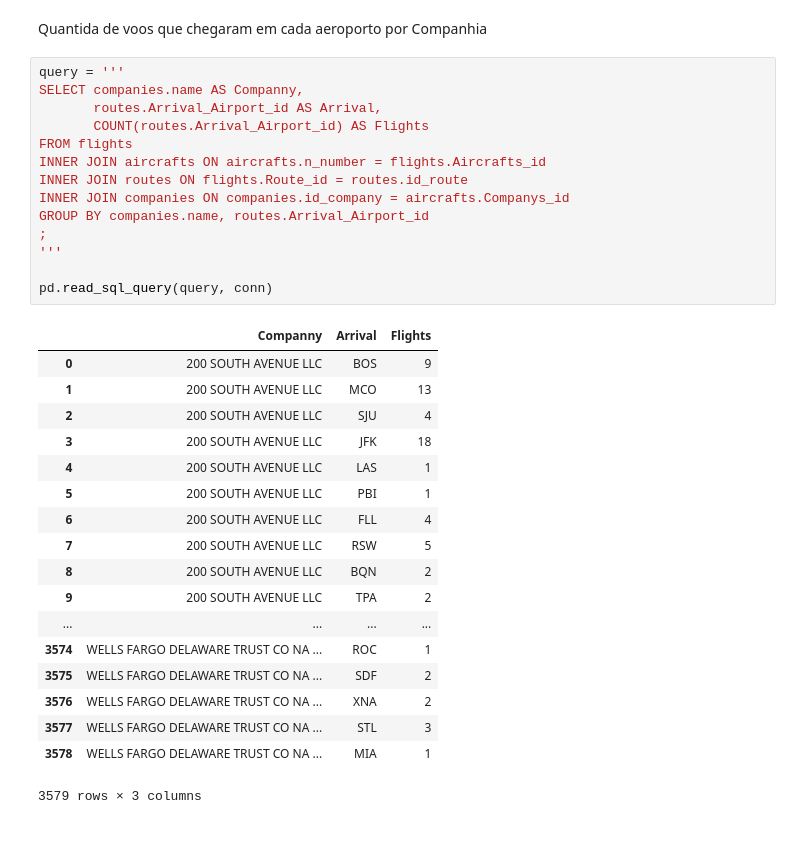
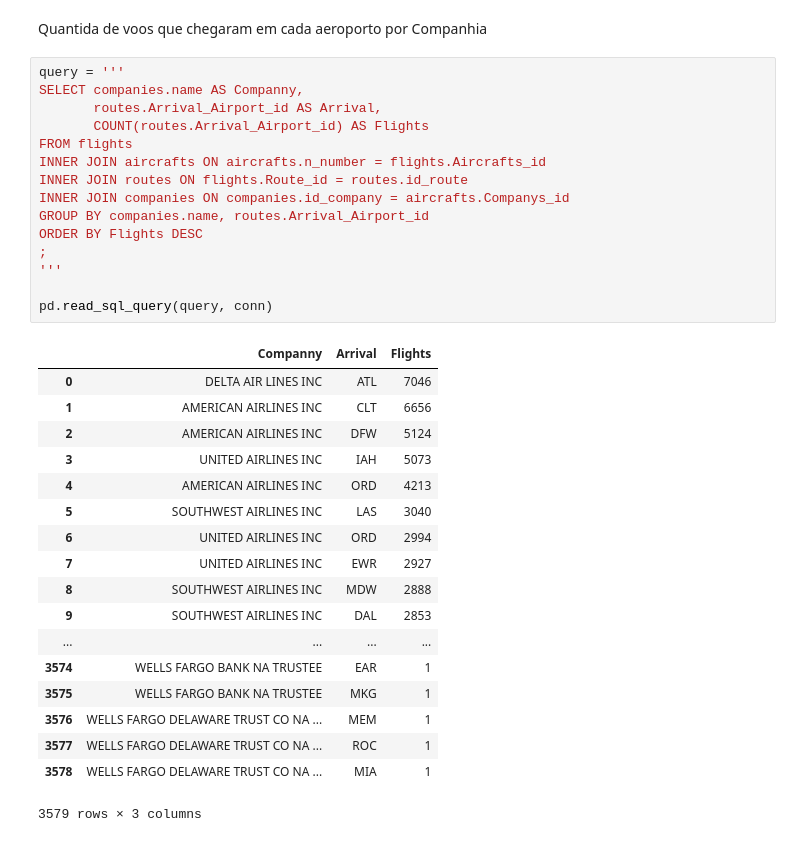
Before and after one commit to IgorMichels/USA_Flights_Graphs, a Jupyter notebook: Teste NetworkX.ipynb, the cells around one changed output. Saved outputs shown, nothing was run; the diff lists cells and outputs as text.

```diff
--- a/Teste NetworkX.ipynb
+++ b/Teste NetworkX.ipynb
@@ -128,33 +140,34 @@ Quantida de voos que chegaram em cada aeroporto por Companhia
 # %%
 query = '''
 SELECT companies.name AS Companny,
        routes.Arrival_Airport_id AS Arrival,
        COUNT(routes.Arrival_Airport_id) AS Flights
 FROM flights
 INNER JOIN aircrafts ON aircrafts.n_number = flights.Aircrafts_id
 INNER JOIN routes ON flights.Route_id = routes.id_route
 INNER JOIN companies ON companies.id_company = aircrafts.Companys_id
 GROUP BY companies.name, routes.Arrival_Airport_id
+ORDER BY Flights DESC
 ;
 '''
 
 pd.read_sql_query(query, conn)
 # %% [output]
 |  | Companny | Arrival | Flights |
-| 0 | 200 SOUTH AVENUE LLC | BOS | 9 |
-| 1 | 200 SOUTH AVENUE LLC | MCO | 13 |
-| 2 | 200 SOUTH AVENUE LLC | SJU | 4 |
-| 3 | 200 SOUTH AVENUE LLC | JFK | 18 |
-| 4 | 200 SOUTH AVENUE LLC | LAS | 1 |
-| 5 | 200 SOUTH AVENUE LLC | PBI | 1 |
-| 6 | 200 SOUTH AVENUE LLC | FLL | 4 |
-| 7 | 200 SOUTH AVENUE LLC | RSW | 5 |
-| 8 | 200 SOUTH AVENUE LLC | BQN | 2 |
-| 9 | 200 SOUTH AVENUE LLC | TPA | 2 |
+| 0 | DELTA AIR LINES INC | ATL | 7046 |
+| 1 | AMERICAN AIRLINES INC | CLT | 6656 |
+| 2 | AMERICAN AIRLINES INC | DFW | 5124 |
+| 3 | UNITED AIRLINES INC | IAH | 5073 |
+| 4 | AMERICAN AIRLINES INC | ORD | 4213 |
+| 5 | SOUTHWEST AIRLINES INC | LAS | 3040 |
+| 6 | UNITED AIRLINES INC | ORD | 2994 |
+| 7 | UNITED AIRLINES INC | EWR | 2927 |
+| 8 | SOUTHWEST AIRLINES INC | MDW | 2888 |
+| 9 | SOUTHWEST AIRLINES INC | DAL | 2853 |
 | ... | ... | ... | ... |
-| 3574 | WELLS FARGO DELAWARE TRUST CO NA ... | ROC | 1 |
-| 3575 | WELLS FARGO DELAWARE TRUST CO NA ... | SDF | 2 |
-| 3576 | WELLS FARGO DELAWARE TRUST CO NA ... | XNA | 2 |
-| 3577 | WELLS FARGO DELAWARE TRUST CO NA ... | STL | 3 |
+| 3574 | WELLS FARGO BANK NA TRUSTEE | EAR | 1 |
+| 3575 | WELLS FARGO BANK NA TRUSTEE | MKG | 1 |
+| 3576 | WELLS FARGO DELAWARE TRUST CO NA ... | MEM | 1 |
+| 3577 | WELLS FARGO DELAWARE TRUST CO NA ... | ROC | 1 |
 | 3578 | WELLS FARGO DELAWARE TRUST CO NA ... | MIA | 1 |
 3579 rows × 3 columns
```
Also changed, not shown: parts of 8 cells of this notebook.
